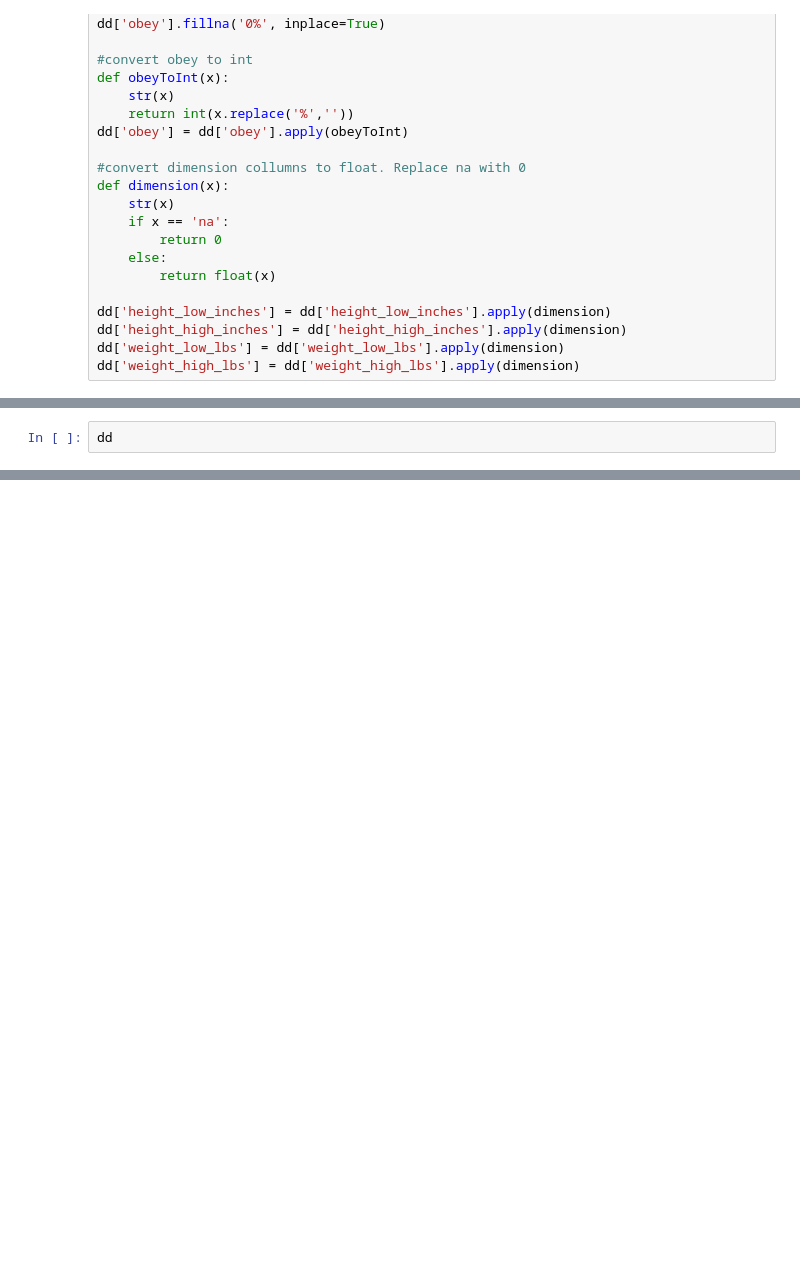
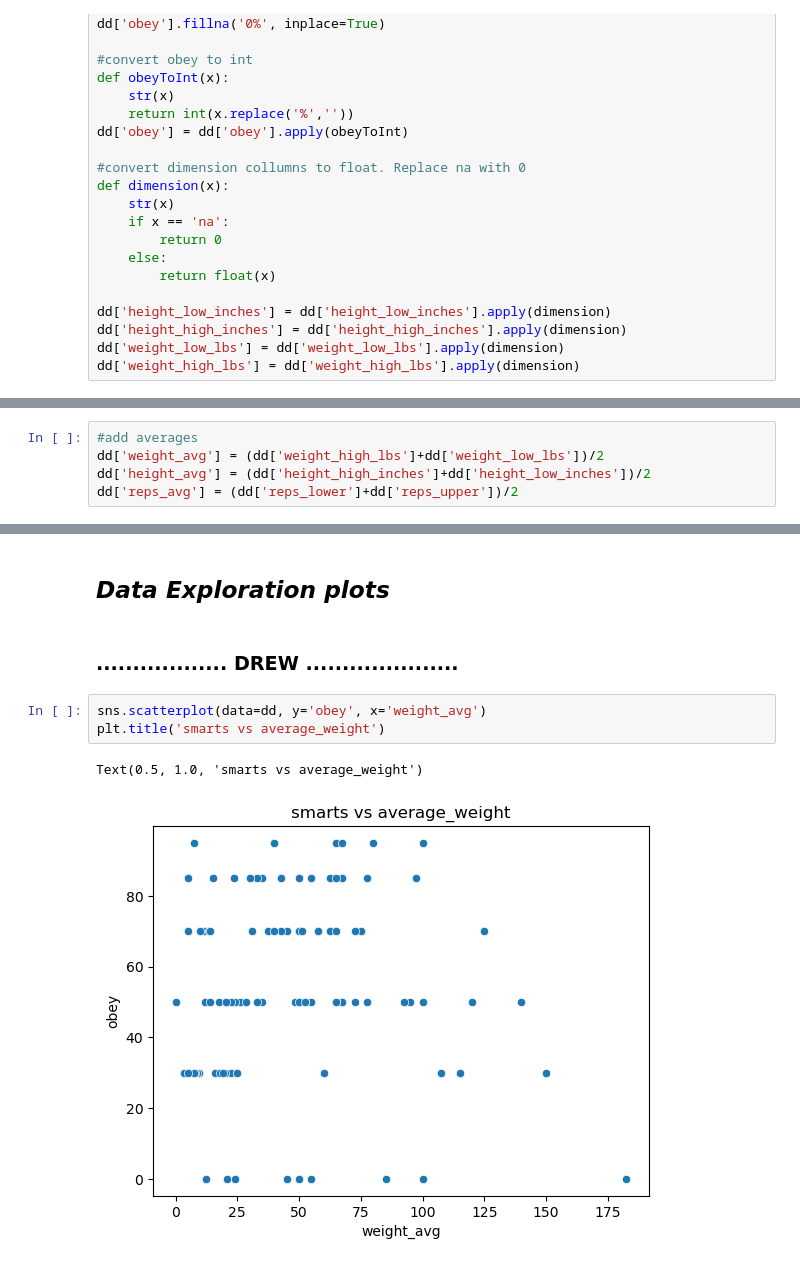
Before and after one commit to OtterBots/CST383_Project, a Jupyter notebook: Otterbot_project.ipynb, the cells around one changed output, grey strips where cells are left out. Cells and saved outputs as stored; diff of their text form; blank space fills up the shorter version.

Commit message:
drew stuff

```diff
--- a/Otterbot_project.ipynb
+++ b/Otterbot_project.ipynb
@@ -48,2 +57,5 @@ dd['weight_high_lbs'] = dd['weight_high_lbs'].apply(dimension)
 # %%
-dd
+#add averages
+dd['weight_avg'] = (dd['weight_high_lbs']+dd['weight_low_lbs'])/2
+dd['height_avg'] = (dd['height_high_inches']+dd['height_low_inches'])/2
+dd['reps_avg'] = (dd['reps_lower']+dd['reps_upper'])/2
@@ -63,0 +62,10 @@ dd
+# %% [markdown]
+## _Data Exploration plots_
+# %% [markdown]
+### .................. DREW .....................
+# %%
+sns.scatterplot(data=dd, y='obey', x='weight_avg')
+plt.title('smarts vs average_weight')
+# %% [output]
+Text(0.5, 1.0, 'smarts vs average_weight')
+[figure, added]
```
Also changed, not shown: parts of 11 cells of this notebook.
